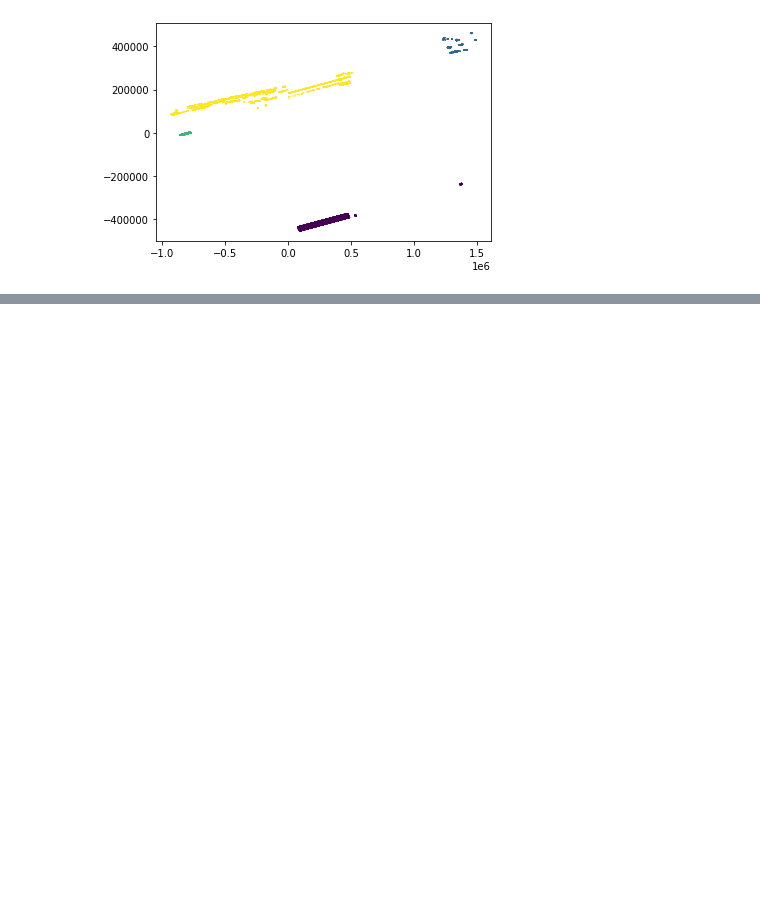
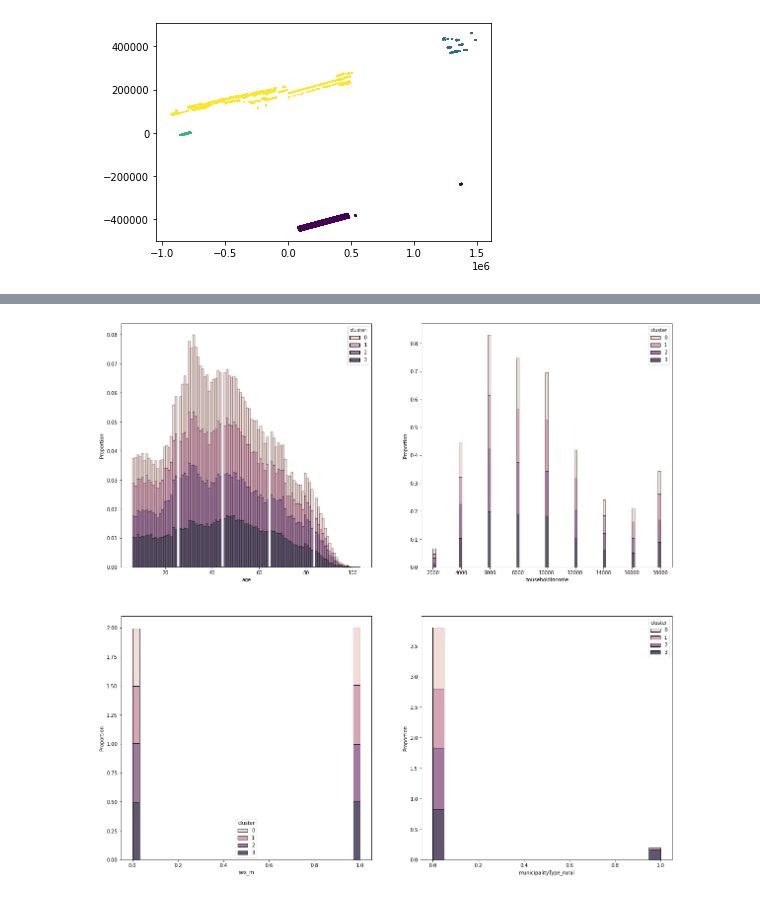
Before and after one commit to dauvillc/covid-19-switzerland, a Jupyter notebook: scripts/contact_matrices.ipynb, the cells around one changed output, grey strips where cells are left out. Drawn from its saved outputs; the diff is of its cells as text; code cells hidden in the pictures; blank space fills up the shorter version.

Commit message:
Merged DFs, PCA + Clusters

```diff
--- a/scripts/contact_matrices.ipynb
+++ b/scripts/contact_matrices.ipynb
@@ -599,0 +591,5 @@ plt.scatter(pca_transform[:, 0], pca_transform[:, 1], c=pca_clusters, s=0.1)
+# %%
+# Adds the cluster and the values of the two axes of the PCA to the DF
+soc_eco_df['cluster'] = pca_clusters
+soc_eco_df['pca_axis0'] = pca_transform[:, 0]
+soc_eco_df['pca_axis1'] = pca_transform[:, 1]
@@ -599,0 +604,18 @@ plt.scatter(pca_transform[:, 0], pca_transform[:, 1], c=pca_clusters, s=0.1)
+# %%
+def cluster_hist(variable):
+    sns.histplot(data=soc_eco_df, x=variable, hue="cluster", multiple="stack",
+    stat="proportion",
+    common_norm=False)
+
+# Plots a few variables distinguishing between clusters
+plt.figure(figsize=(20, 20))
+plt.subplot(221)
+cluster_hist("age")
+plt.subplot(222)
+cluster_hist("householdIncome")
+plt.subplot(223)
+cluster_hist("sex_m")
+plt.subplot(224)
+cluster_hist("municipalityType_rural")
+# %% [output]
+[figure, added]
```
Also changed, not shown: parts of 12 cells of this notebook.
